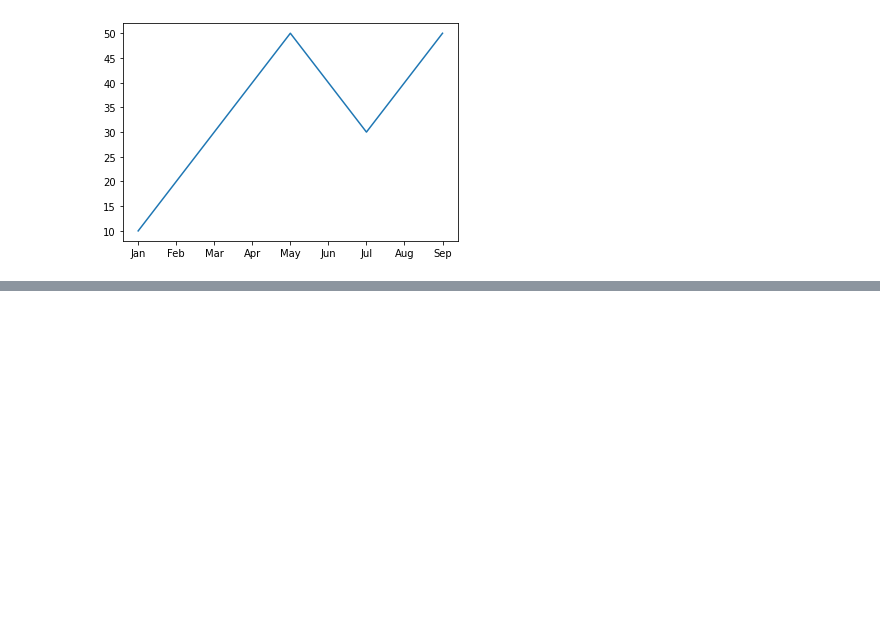
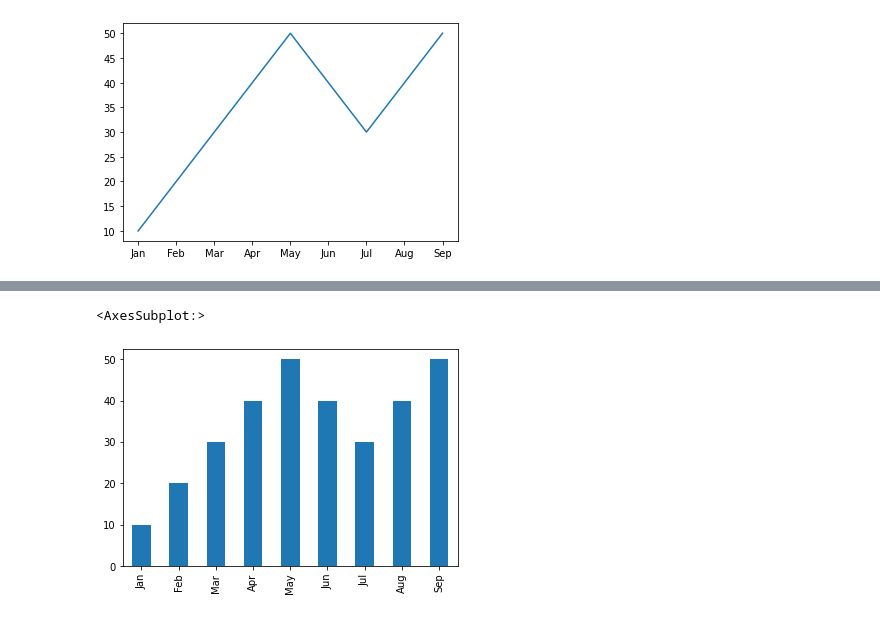
Before and after one commit to ramlaxman/cisco-2020-oct-14-plotting, a Jupyter notebook: Cisco 2020 October 14 — Pandas plotting.ipynb, the cells around one changed output, grey strips where cells are left out. Cells and saved outputs as stored; diff of their text form; code cells hidden in the pictures; blank space fills up the shorter version.

```diff
--- a/Cisco 2020 October 14 — Pandas plotting.ipynb
+++ b/Cisco 2020 October 14 — Pandas plotting.ipynb
@@ -30,0 +56,5 @@ s.plot.line()
+# %%
+s.plot.bar()
+# %% [output]
+<AxesSubplot:>
+[figure, added]
```
Also changed, not shown: parts of 2 cells of this notebook.
